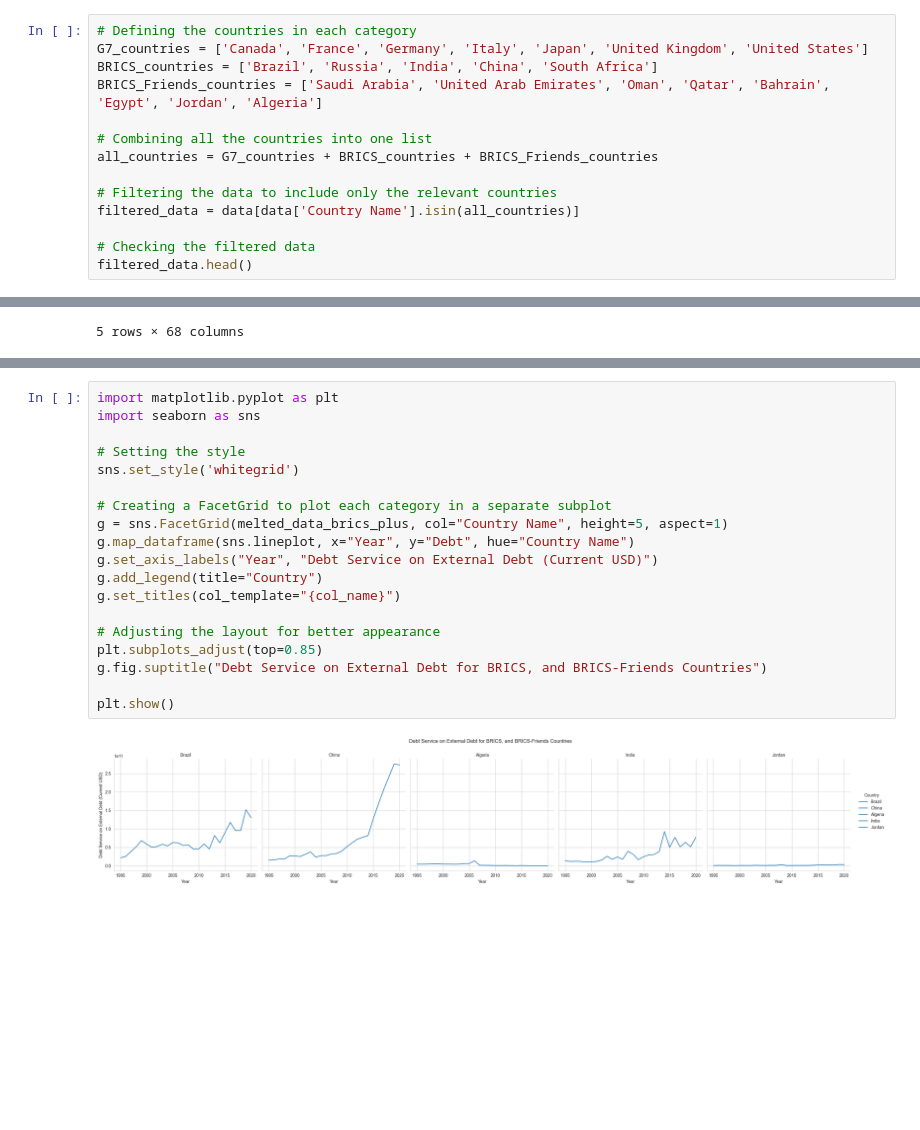
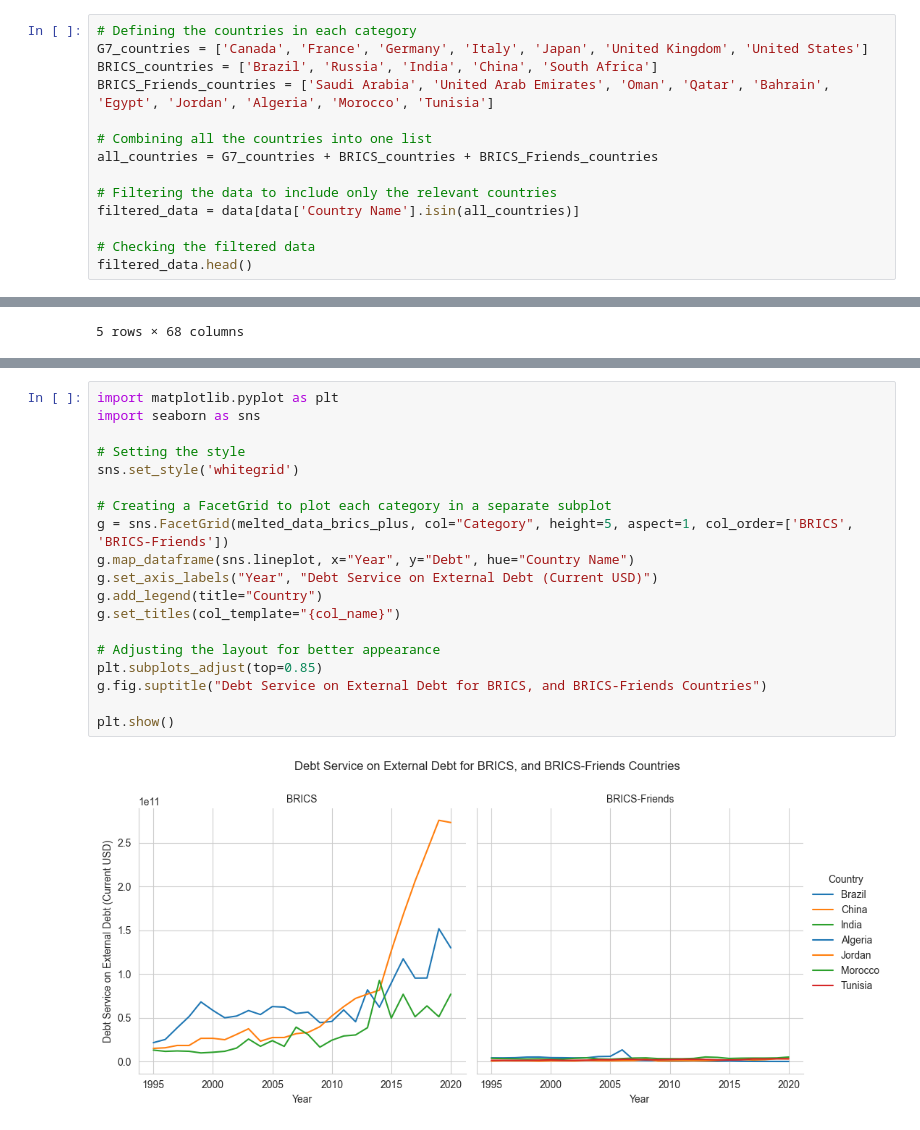
Before and after one commit to LNshuti/brics, a Jupyter notebook: python/explore_data.ipynb, the cells around one changed output, grey strips where cells are left out. Drawn from its saved outputs; the diff is of its cells as text; blank space fills up the shorter version.

Commit message:
add data about debt

```diff
--- a/python/explore_data.ipynb
+++ b/python/explore_data.ipynb
@@ -21,7 +18,7 @@ data.head()
 # Defining the countries in each category
 G7_countries = ['Canada', 'France', 'Germany', 'Italy', 'Japan', 'United Kingdom', 'United States']
 BRICS_countries = ['Brazil', 'Russia', 'India', 'China', 'South Africa']
-BRICS_Friends_countries = ['Saudi Arabia', 'United Arab Emirates', 'Oman', 'Qatar', 'Bahrain', 'Egypt', 'Jordan', 'Algeria']
+BRICS_Friends_countries = ['Saudi Arabia', 'United Arab Emirates', 'Oman', 'Qatar', 'Bahrain', 'Egypt', 'Jordan', 'Algeria', 'Morocco', 'Tunisia']
 
 # Combining all the countries into one list
 all_countries = G7_countries + BRICS_countries + BRICS_Friends_countries
@@ -94,21 +91,21 @@ melted_data_brics_plus.tail(10)
 # %%
 import matplotlib.pyplot as plt
 import seaborn as sns
 
 # Setting the style
 sns.set_style('whitegrid')
 
 # Creating a FacetGrid to plot each category in a separate subplot
-g = sns.FacetGrid(melted_data_brics_plus, col="Country Name", height=5, aspect=1)
+g = sns.FacetGrid(melted_data_brics_plus, col="Category", height=5, aspect=1, col_order=['BRICS', 'BRICS-Friends'])
 g.map_dataframe(sns.lineplot, x="Year", y="Debt", hue="Country Name")
 g.set_axis_labels("Year", "Debt Service on External Debt (Current USD)")
 g.add_legend(title="Country")
 g.set_titles(col_template="{col_name}")
 
 # Adjusting the layout for better appearance
 plt.subplots_adjust(top=0.85)
 g.fig.suptitle("Debt Service on External Debt for BRICS, and BRICS-Friends Countries")
 
 plt.show()
 # %% [output]
-[figure, old version]
+[figure, new version]
```
Also changed, not shown: parts of 3 cells of this notebook.
